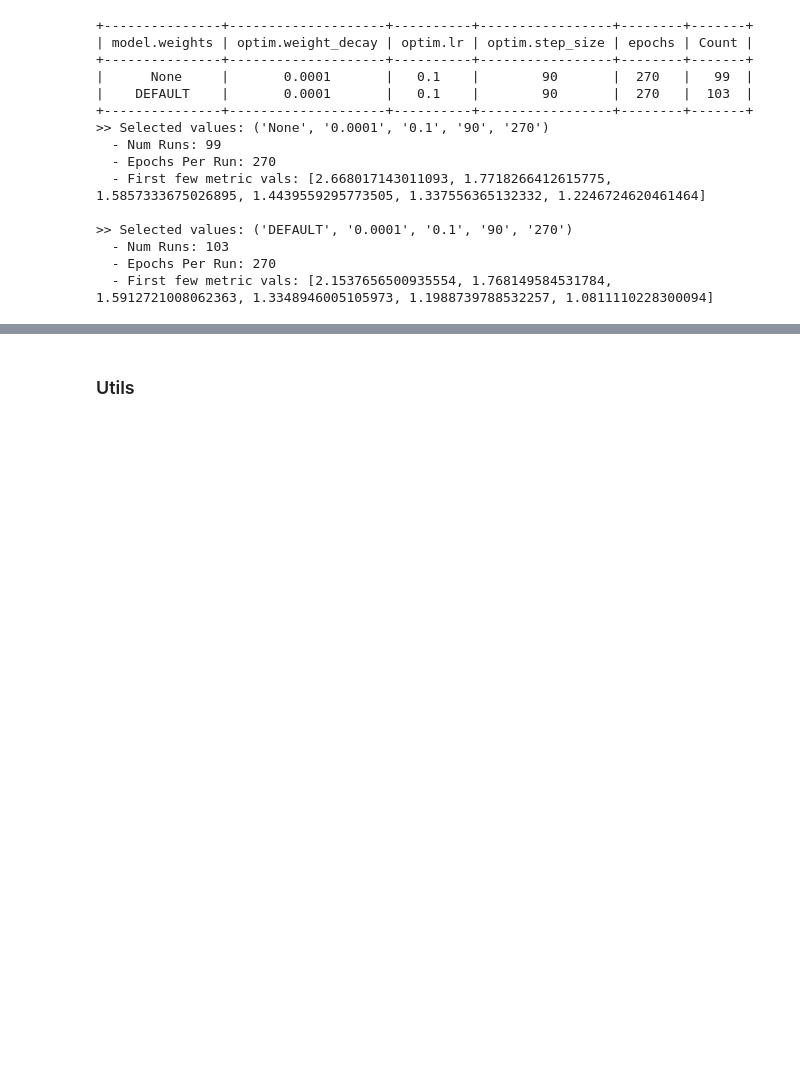
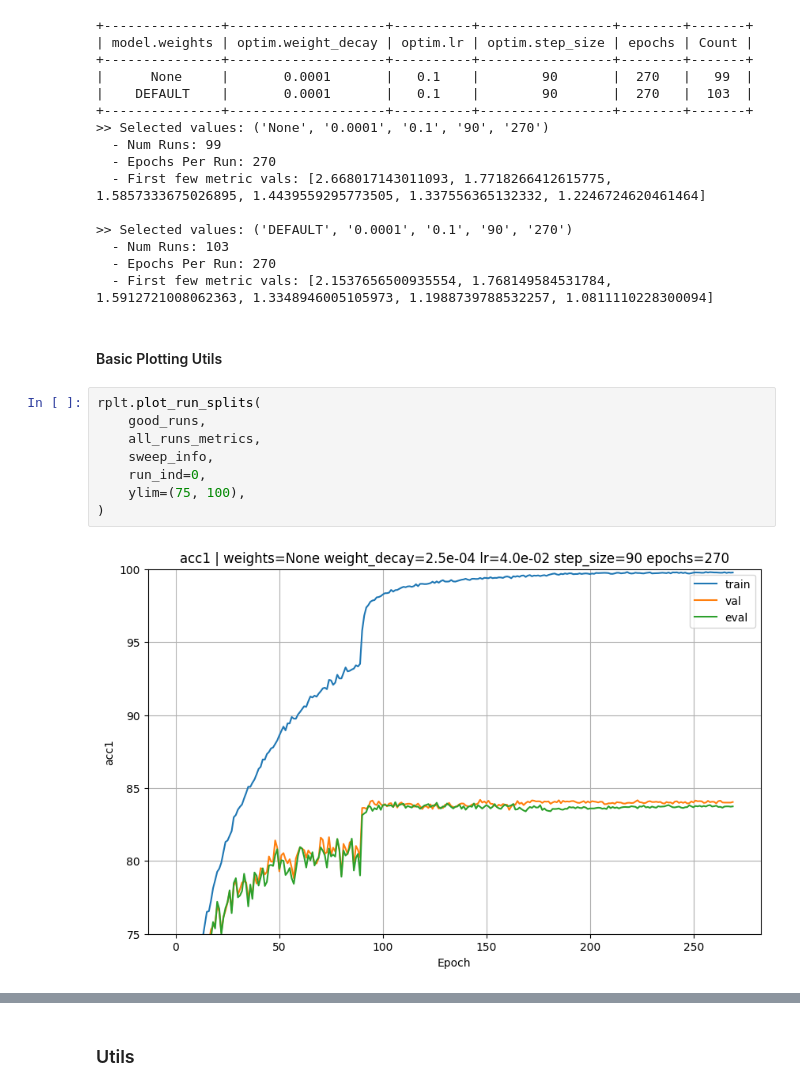
Before and after one commit to drothermel/dr_gen, a Jupyter notebook: notebooks/calc_metrics.ipynb, the cells around one changed output, grey strips where cells are left out. Drawn from its saved outputs; the diff is of its cells as text; blank space fills up the shorter version.

Commit message:
add result plotting using plot utils

```diff
--- a/notebooks/calc_metrics.ipynb
+++ b/notebooks/calc_metrics.ipynb
@@ -269,3 +271,15 @@ for k, v in selected_metrics.items():
   - Num Runs: 103
   - Epochs Per Run: 270
   - First few metric vals: [2.1537656500935554, 1.768149584531784, 1.5912721008062363, 1.3348946005105973, 1.1988739788532257, 1.0811110228300094]
+# %% [markdown]
+#### Basic Plotting Utils
+# %%
+rplt.plot_run_splits(
+    good_runs,
+    all_runs_metrics,
+    sweep_info,
+    run_ind=0,
+    ylim=(75, 100),
+)
+# %% [output]
+[figure, added]
```
Also changed, not shown: parts of 7 cells of this notebook, 2 other files.
